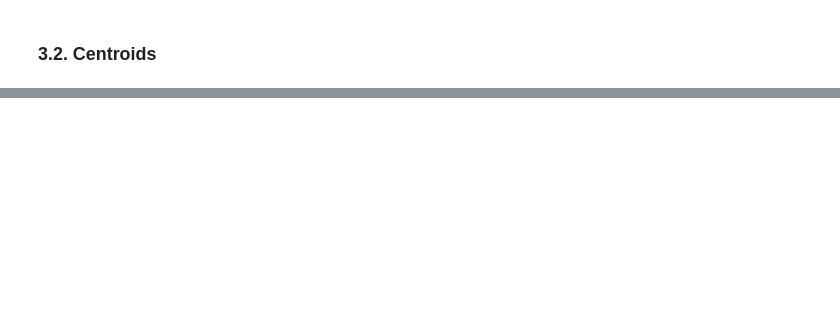
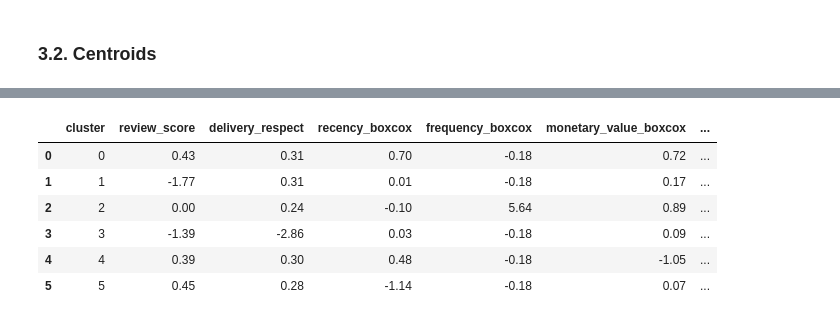
Before and after one commit to mariusbiteau/Ecommerce-Customer-Segmentation, a Jupyter notebook: Segmentation_Ecommerce_Customer_Segmentation_ipynb.ipynb, the cells around one changed output, grey strips where cells are left out. Cells and saved outputs as stored; diff of their text form; code cells hidden in the pictures; blank space fills up the shorter version.

```diff
--- a/Segmentation_Ecommerce_Customer_Segmentation_ipynb.ipynb
+++ b/Segmentation_Ecommerce_Customer_Segmentation_ipynb.ipynb
@@ -588,45 +677,53 @@ ctds
 # %%
-# Intégration des centroïdes dans un dataframe
+# Centroids integration in a dataframe
 ctds = pd.DataFrame(kmeans.cluster_centers_,
                     columns=std_customer_km.columns)
 ctds = ctds.reset_index().rename(columns={'index': 'cluster'})
 
-# Récupération des spécificités des centroïdes
-several_orders = ctds.sort_values(by='frequency_log')\
+# Return of the centroids data
+several_orders = ctds.sort_values(by='frequency_boxcox')\
                         .tail(1).cluster.iloc[0]
 
-recent_order = ctds.sort_values(by='monetary_value_log')\
+recent_order = ctds.sort_values(by='monetary_value_boxcox')\
                     .head(2).cluster.iloc[1]
 
-low_value = ctds.sort_values(by='monetary_value_log')\
+low_value = ctds.sort_values(by='monetary_value_boxcox')\
                 .head(1).cluster.iloc[0]
 
 c_fix = ['delivery_respect', 'review_score']
 ctds['fix_customer'] = ctds[c_fix].sum(axis=1)
 bad_score = ctds.sort_values(by='fix_customer')\
                 .head(2).cluster.iloc[1]
 
 ctds['fix_customer'] = ctds[c_fix].sum(axis=1)
 bad_delivery = ctds.sort_values(by='fix_customer')\
                     .head(1).cluster.iloc[0]
 
-c_top = ['review_score', 'monetary_value_log']
+c_top = ['review_score', 'monetary_value_boxcox']
 ctds['top_customer'] = ctds[c_top].sum(axis=1)
 top_customer = ctds.sort_values(by='top_customer')\
                     .tail(1).cluster.iloc[0]
 
-# Création du dictionnaire des cluster
-dict_cluster = {'2.Client actif': several_orders,
-                '5.Client non livré/en retard': bad_delivery,
-                '6.Client mécontent': bad_score,
-                '3.Client récent': recent_order,
-                '4.Client à faible valeur': low_value,
-                '1.Top client': top_customer}
+# Creation of a cluster dictionnary
+dict_cluster = {'2.Active customer': several_orders,
+                '5.Non delivered/late customer': bad_delivery,
+                '6.Unhappy customer': bad_score,
+                '3.Recent customer': recent_order,
+                '4.Low value customer': low_value,
+                '1.Top Customer': top_customer}
 
 ctds['cluster_name'] = np.nan
 
 for i, n in dict_cluster.items():
     ctds['cluster_name'][ctds.cluster == n] = i
 
 round(ctds, 2)
+# %% [output]
+|  | cluster | review_score | delivery_respect | recency_boxcox | frequency_boxcox | monetary_value_boxcox | ... |
+| 0 | 0 | 0.43 | 0.31 | 0.70 | -0.18 | 0.72 | ... |
+| 1 | 1 | -1.77 | 0.31 | 0.01 | -0.18 | 0.17 | ... |
+| 2 | 2 | 0.00 | 0.24 | -0.10 | 5.64 | 0.89 | ... |
+| 3 | 3 | -1.39 | -2.86 | 0.03 | -0.18 | 0.09 | ... |
+| 4 | 4 | 0.39 | 0.30 | 0.48 | -0.18 | -1.05 | ... |
+| 5 | 5 | 0.45 | 0.28 | -1.14 | -0.18 | 0.07 | ... |
 # %%
```
Also changed, not shown: parts of 26 cells of this notebook.
